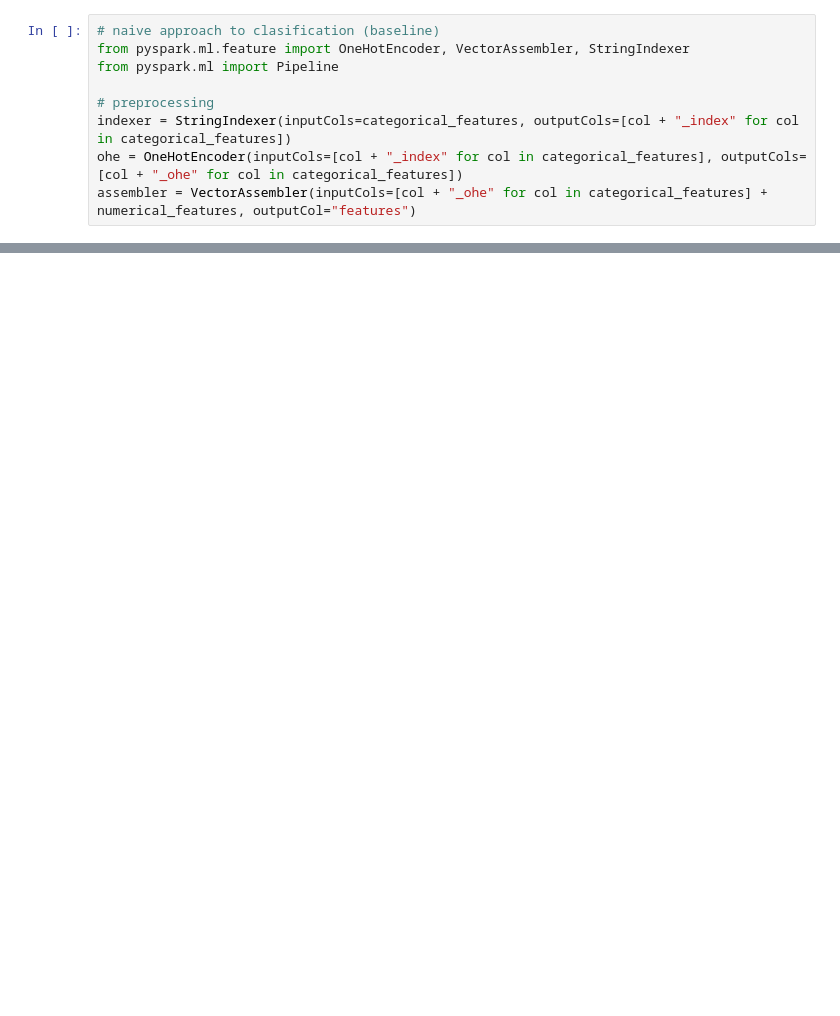
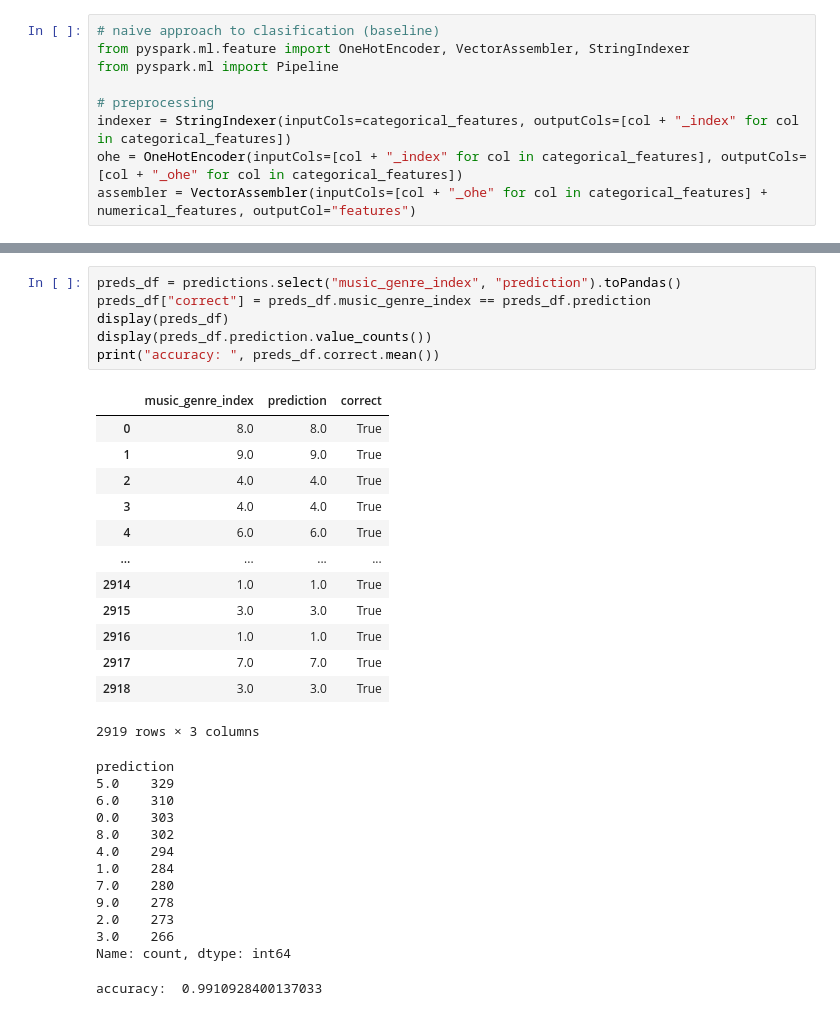
Before and after one commit to edoelas/BD, a Jupyter notebook: src/t1.ipynb, the cells around one changed output, grey strips where cells are left out. Saved outputs shown, nothing was run; the diff lists cells and outputs as text; blank space fills up the shorter version.

```diff
--- a/src/t1.ipynb
+++ b/src/t1.ipynb
@@ -152,0 +155,33 @@ only showing top 20 rows
+# %%
+preds_df = predictions.select("music_genre_index", "prediction").toPandas()
+preds_df["correct"] = preds_df.music_genre_index == preds_df.prediction
+display(preds_df)
+display(preds_df.prediction.value_counts())
+print("accuracy: ", preds_df.correct.mean())
+# %% [output]
+|  | music_genre_index | prediction | correct |
+| 0 | 8.0 | 8.0 | True |
+| 1 | 9.0 | 9.0 | True |
+| 2 | 4.0 | 4.0 | True |
+| 3 | 4.0 | 4.0 | True |
+| 4 | 6.0 | 6.0 | True |
+| ... | ... | ... | ... |
+| 2914 | 1.0 | 1.0 | True |
+| 2915 | 3.0 | 3.0 | True |
+| 2916 | 1.0 | 1.0 | True |
+| 2917 | 7.0 | 7.0 | True |
+| 2918 | 3.0 | 3.0 | True |
+2919 rows × 3 columns
+prediction
+5.0    329
+6.0    310
+0.0    303
+8.0    302
+4.0    294
+1.0    284
+7.0    280
+9.0    278
+2.0    273
+3.0    266
+Name: count, dtype: int64
+accuracy:  0.9910928400137033
```
Also changed, not shown: parts of 5 cells of this notebook, 2 other files.
